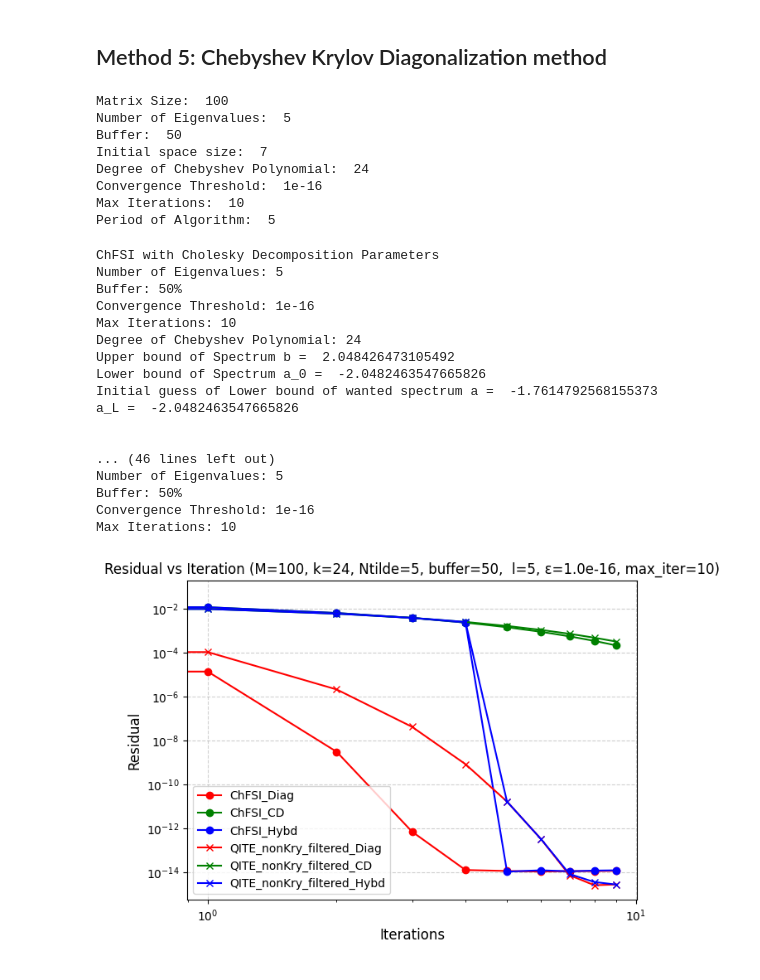
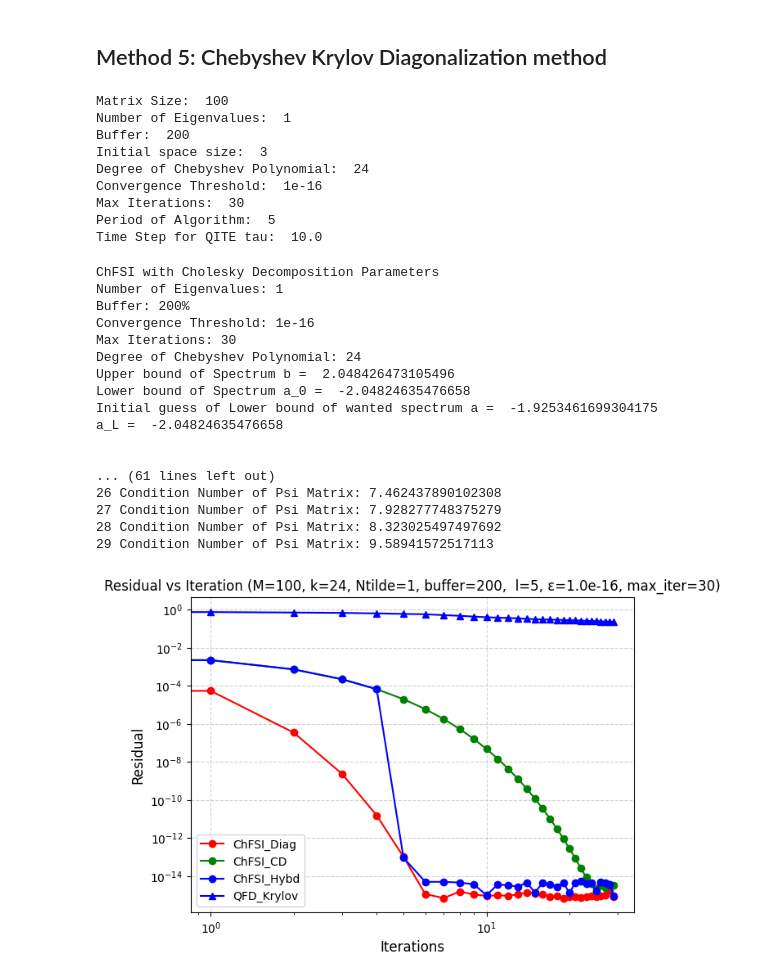
Before and after one commit to Nihar-Shah2001/Quantum_Computing_Notes, a Jupyter notebook: Notes/codes/project.ipynb, the cells around one changed output. Cells and saved outputs as stored; diff of their text form; code cells hidden in the pictures.

```diff
--- a/Notes/codes/project.ipynb
+++ b/Notes/codes/project.ipynb
@@ -652,7 +652,7 @@ def QITE_call(exp_H, N, v_0):
     # Range goes from -N/2 to N/2
     for i in range(N):
         # Shift the range to be from 0 to N-1
-        i = i - N//2
+        # i = i - N//2
         # COmpute matix power
         Psi[:,i] = (np.linalg.matrix_power(exp_H, i) @ v_0).flatten()
 
@@ -679,12 +679,12 @@ def QITE_kry_nofilter_diag(H, Psi):
 
     return eigenvals, eigenvecs
 
-def QITE_krylov_nofilter_diag(H, v_0, Ntilde = 10, buffer = 20, epsilon = 1e-16, max_iter = 100):
+def QITE_krylov_nofilter_diag(H, v_0, tau, Ntilde = 10, buffer = 20, epsilon = 1e-16, max_iter = 100):
     # H is a Hermitian matrix
     # N is the eigenvalues to be found
 
     # Print Rank of Psi Matrix
-    print(f"Rank of Psi Matrix: {np.linalg.matrix_rank(Psi)}")
+    # print(f"Rank of Psi Matrix: {np.linalg.matrix_rank(Psi)}")
 
     # M is the dimension of H matrix
     M = H.shape[0]
@@ -703,15 +703,18 @@ def QITE_krylov_nofilter_diag(H, v_0, Ntilde = 10, buffer = 20, epsilon = 1e-16,
     H_new = -H/b
     # H_new = H
 
-    deltaEL = np.abs(eigenvalsh[N-1] - eigenvalsh[0])
-    tau = (np.pi/deltaEL)
+    # deltaEL = b * np.abs(eigenvalsh[N-1] - eigenvalsh[0])
+    # tau = (np.pi/deltaEL)
+    tau = tau
     exp_H = expm(-H_new*tau)
 
     print()
-    print("Quantum Imaginary Time Evolution Diagonalization Parameters")
+    print("QITE Krylov basis No-Filter Diagonalization Parameters")
     print(f"Dimension of H matrix: {M}")
     print(f"Space Size: {N}")
     print(f"Number of Eigenvalues: {Ntilde}")
+    print(f"Tau: {tau}")
+    print(f"Upper bound of Spectrum b = ", b)
     print(f"Buffer: {buffer}%")
     print(f"Convergence Threshold: {epsilon}")
     print(f"Max Iterations: {max_iter}")
@@ -721,9 +724,9 @@ def QITE_krylov_nofilter_diag(H, v_0, Ntilde = 10, buffer = 20, epsilon = 1e-16,
     while itr < max_iter and residual[itr] >= epsilon:
 
         Psi = QITE_call(exp_H, N+itr, v_0)
-        eigenvals, eigenvecs = QITE_kry_nofilter_diag(H_new, Psi)
         # Print condition number of Psi
         print(f"{itr} Condition Number of Psi Matrix: {np.linalg.cond(Psi)}")
+        eigenvals, eigenvecs = QITE_kry_nofilter_diag(H_new, Psi)
         residual.append(np.linalg.norm(eigenvals[:Ntilde]-eigenvalsh[:Ntilde], ord=np.inf))
         itr+=1
 
@@ -825,14 +919,15 @@ def Cheby_krylov_nofilter_diag(H, v_0, Ntilde = 10, buffer = 20, epsilon = 1e-5,
 # %%
 # Parameters
 M =  100 # Dimension of the matrix
-Ntilde = 5  # Number of eigenvalues
-buffer = 50  # Buffer for the number of eigenvalues
+Ntilde = 1  # Number of eigenvalues
+buffer = 200  # Buffer for the number of eigenvalues
 N = int((1+(buffer/100)) * Ntilde)  # Number of eigenvalues to be found
 Psi = np.random.randn(M, N) + 1j * np.random.randn(M,N)
 b = np.random.randn(M, 1) + 1j*np.random.randn(M, 1)
 k = 24  # Degree of Chebyshev polynomial
 epsilon = 1e-16  # Tolerance for convergence
-max_iter = 10 # Maximum number of iterations
+max_iter = 30 # Maximum number of iterations
+tau = 1e+1 # Time step for QITE
 l = 5 # Period of the algorithm for Hybrid Algorithm
 H = generate_hermitian_matrix(M)
 
@@ -844,68 +939,72 @@ print("Degree of Chebyshev Polynomial: ", k)
 print("Convergence Threshold: ", epsilon)
 print("Max Iterations: ", max_iter)
 print("Period of Algorithm: ", l)
+print("Time Step for QITE tau: ", tau)
 # %% [output]
 Matrix Size:  100
-Number of Eigenvalues:  5
-Buffer:  50
-Initial space size:  7
+Number of Eigenvalues:  1
+Buffer:  200
+Initial space size:  3
 Degree of Chebyshev Polynomial:  24
 Convergence Threshold:  1e-16
-Max Iterations:  10
+Max Iterations:  30
 Period of Algorithm:  5
+Time Step for QITE tau:  10.0
 # %%
 # Solving the problem
 eigenvals_chol, eigenvecs_chol, itr_chol, residual_chol = ChFSI_chol(Psi, H, k, Ntilde, buffer, epsilon, max_iter)
 eigenvals_diag, eigenvecs_diag, itr_diag, residual_diag = ChFSI_diag(Psi, H, k, Ntilde, buffer, epsilon, max_iter)
 eigenvals_hybd, eigenvecs_hybd, itr_hybd, residual_hybd = ChFSI_hybd(Psi, H, k, Ntilde, buffer, l, epsilon, max_iter)
-eigenvals_QITE_nonKry_filtered_diag, eigenvecs_QITE_nonKry_filtered_qitediag, itr_QITE_nonKry_filtered_diag, residual_QITE_nonKry_filtered_diag = QITE_nonKry_filtered_diag(Psi, H, Ntilde, buffer, epsilon, max_iter)
-eigenvals_QITE_nonKry_filtered_chol, eigenvecs_QITE_nonKry_filtered_qitechol, itr_QITE_nonKry_filtered_chol, residual_QITE_nonKry_filtered_chol = QITE_nonKry_filtered_chol(Psi, H, Ntilde, buffer, epsilon, max_iter)
-eigenvals_QITE_nonKry_filtered_hybd, eigenvecs_QITE_nonKry_filtered_qitehybd, itr_QITE_nonKry_filtered_hybd, residual_QITE_nonKry_filtered_hybd = QITE_nonKry_filtered_hybd(Psi, H, Ntilde, buffer, l, epsilon, max_iter)
+# eigenvals_QITE_nonKry_qitefilter_diag, eigenvecs_QITE_nonKry_qitefilter_qitediag, itr_QITE_nonKry_qitefilter_diag, residual_QITE_nonKry_qitefilter_diag = QITE_nonKry_qitefilter_diag(Psi, H, Ntilde, buffer, epsilon, max_iter)
+# eigenvals_QITE_nonKry_qitefilter_chol, eigenvecs_QITE_nonKry_qitefilter_qitechol, itr_QITE_nonKry_qitefilter_chol, residual_QITE_nonKry_qitefilter_chol = QITE_nonKry_qitefilter_chol(Psi, H, Ntilde, buffer, epsilon, max_iter)
+# eigenvals_QITE_nonKry_qitefilter_hybd, eigenvecs_QITE_nonKry_qitefilter_qitehybd, itr_QITE_nonKry_qitefilter_hybd, residual_QITE_nonKry_qitefilter_hybd = QITE_nonKry_qitefilter_hybd(Psi, H, Ntilde, buffer, l, epsilon, max_iter)
+# eigenvals_qite_krylov_nofilter_diag, eigenvecs_qite_krylov_nofilter_diag, itr_qite_krylov_nofilter_diag, residual_qite_krylov_nofilter_diag = QITE_krylov_nofilter_diag(H, b, tau, Ntilde, buffer, epsilon, max_iter)
+eigenvals_qfd_krylov_nofilter_diag, eigenvecs_qfd_krylov_nofilter_diag, itr_qfd_krylov_nofilter_diag, residual_qfd_krylov_nofilter_diag = QFD_krylov_nofilter_diag(H, b, tau, Ntilde, buffer, epsilon, max_iter)
 # eigenvals_cHeby_krylov_diag, eigenvecs_cHeby_krylov_diag, itr_cHeby_krylov_diag, residual_cHeby_krylov_diag = Cheby_krylov_nofilter_diag(H, b, Ntilde, buffer, epsilon, max_iter)
-# eigenvals_qite_krylov_diag, eigenvecs_qite_krylov_diag, itr_qite_krylov_diag, residual_qite_krylov_diag = QITE_krylov_nofilter_diag(H, b, Ntilde, buffer, epsilon, max_iter)
 eigenvals, eigenvecs = np.linalg.eigh(H)
 # %% [output]
 ChFSI with Cholesky Decomposition Parameters
-Number of Eigenvalues: 5
-Buffer: 50%
+Number of Eigenvalues: 1
+Buffer: 200%
 Convergence Threshold: 1e-16
-Max Iterations: 10
+Max Iterations: 30
 Degree of Chebyshev Polynomial: 24
-Upper bound of Spectrum b =  2.048426473105492
-Lower bound of Spectrum a_0 =  -2.0482463547665826
-Initial guess of Lower bound of wanted spectrum a =  -1.7614792568155373
-a_L =  -2.0482463547665826
+Upper bound of Spectrum b =  2.048426473105496
+Lower bound of Spectrum a_0 =  -2.04824635476658
+Initial guess of Lower bound of wanted spectrum a =  -1.9253461699304175
+a_L =  -2.04824635476658
 
 
-... (46 lines left out)
-Number of Eigenvalues: 5
-Buffer: 50%
-Convergence Threshold: 1e-16
-Max Iterations: 10
+... (61 lines left out)
+26 Condition Number of Psi Matrix: 7.462437890102308
+27 Condition Number of Psi Matrix: 7.928277748375279
+28 Condition Number of Psi Matrix: 8.323025497497692
+29 Condition Number of Psi Matrix: 9.58941572517113
 # %%
 # Plot the error
 plt.figure(figsize=(7, 5))
 plt.title(f"Residual vs Iteration (M={M}, k={k}, Ntilde={Ntilde}, buffer={buffer},  l={l}, ε={epsilon:.1e}, max_iter={max_iter})")
 
 plt.plot(np.arange(len(residual_diag)-1), residual_diag[1:], marker='o',  label="ChFSI_Diag", color="red")
 plt.plot(np.arange(len(residual_chol)-1), residual_chol[1:], marker='o',  label="ChFSI_CD",color="green")
 plt.plot(np.arange(len(residual_hybd)-1), residual_hybd[1:], marker='o',  label="ChFSI_Hybd",color="blue")
-plt.plot(np.arange(len(residual_QITE_nonKry_filtered_diag)-1), residual_QITE_nonKry_filtered_diag[1:], marker='x',  label="QITE_nonKry_filtered_Diag", color="red")
-plt.plot(np.arange(len(residual_QITE_nonKry_filtered_chol)-1), residual_QITE_nonKry_filtered_chol[1:], marker='x',  label="QITE_nonKry_filtered_CD", color="green")
-plt.plot(np.arange(len(residual_QITE_nonKry_filtered_hybd)-1), residual_QITE_nonKry_filtered_hybd[1:], marker='x',  label="QITE_nonKry_filtered_Hybd", color="blue")
+# plt.plot(np.arange(len(residual_QITE_nonKry_qitefilter_diag)-1), residual_QITE_nonKry_qitefilter_diag[1:], marker='x',  label="QITE_nonKry_filtered_Diag", color="red")
+# plt.plot(np.arange(len(residual_QITE_nonKry_qitefilter_chol)-1), residual_QITE_nonKry_qitefilter_chol[1:], marker='x',  label="QITE_nonKry_filtered_CD", color="green")
+# plt.plot(np.arange(len(residual_QITE_nonKry_qitefilter_hybd)-1), residual_QITE_nonKry_qitefilter_hybd[1:], marker='x',  label="QITE_nonKry_filtered_Hybd", color="blue")
+# plt.plot(np.arange(len(residual_qite_krylov_nofilter_diag)-1), residual_qite_krylov_nofilter_diag[1:], marker='x', label="QITE_Krylov", color="blue")
+plt.plot(np.arange(len(residual_qfd_krylov_nofilter_diag)-1), residual_qfd_krylov_nofilter_diag[1:], marker='^', label="QFD_Krylov", color="blue")
 # plt.plot(np.arange(len(residual_cHeby_krylov_diag)-1), residual_cHeby_krylov_diag[1:], marker='o', label="Cheby_Krylov (RAND_INIT)", color="black")
-# plt.plot(np.arange(len(residual_qite_krylov_diag)-1), residual_qite_krylov_diag[1:], marker='*', label="QITE_Krylov", color="cyan")
 
 plt.yscale("log")
 plt.xscale("log")
 plt.grid(True, linestyle="--", alpha=0.6)
 plt.xlabel("Iterations", fontsize=12)
 plt.ylabel("Residual", fontsize=12)
 # Legend adjustments
 plt.legend()
 plt.show()
 # %% [output]
-[figure, old version]
+[figure, new version]
 # %%
 # print("Eigenvalues (Cholesky):", eigenvals_chol)
 # print("Eigenvalues (Diagonalization):", eigenvals_diag)
```
Also changed, not shown: parts of 6 cells of this notebook.
